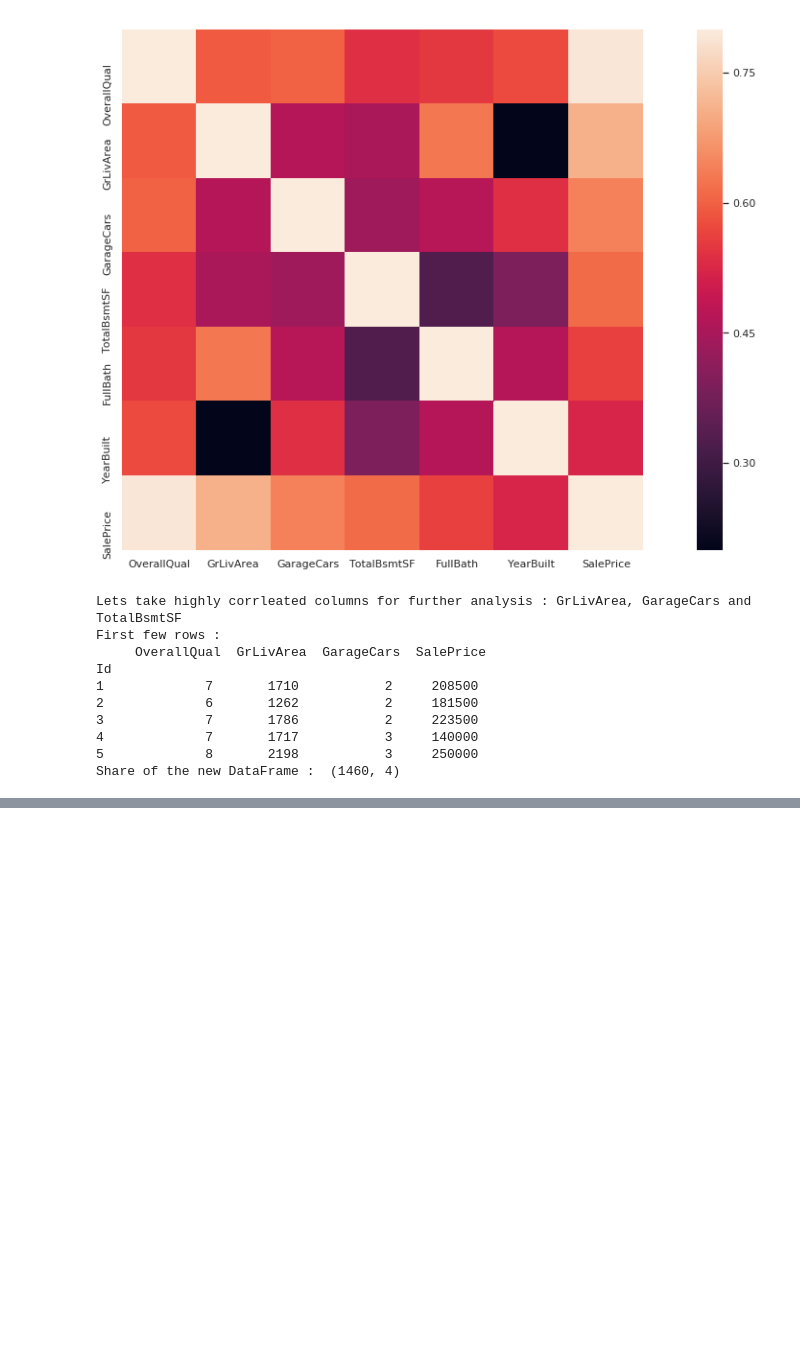
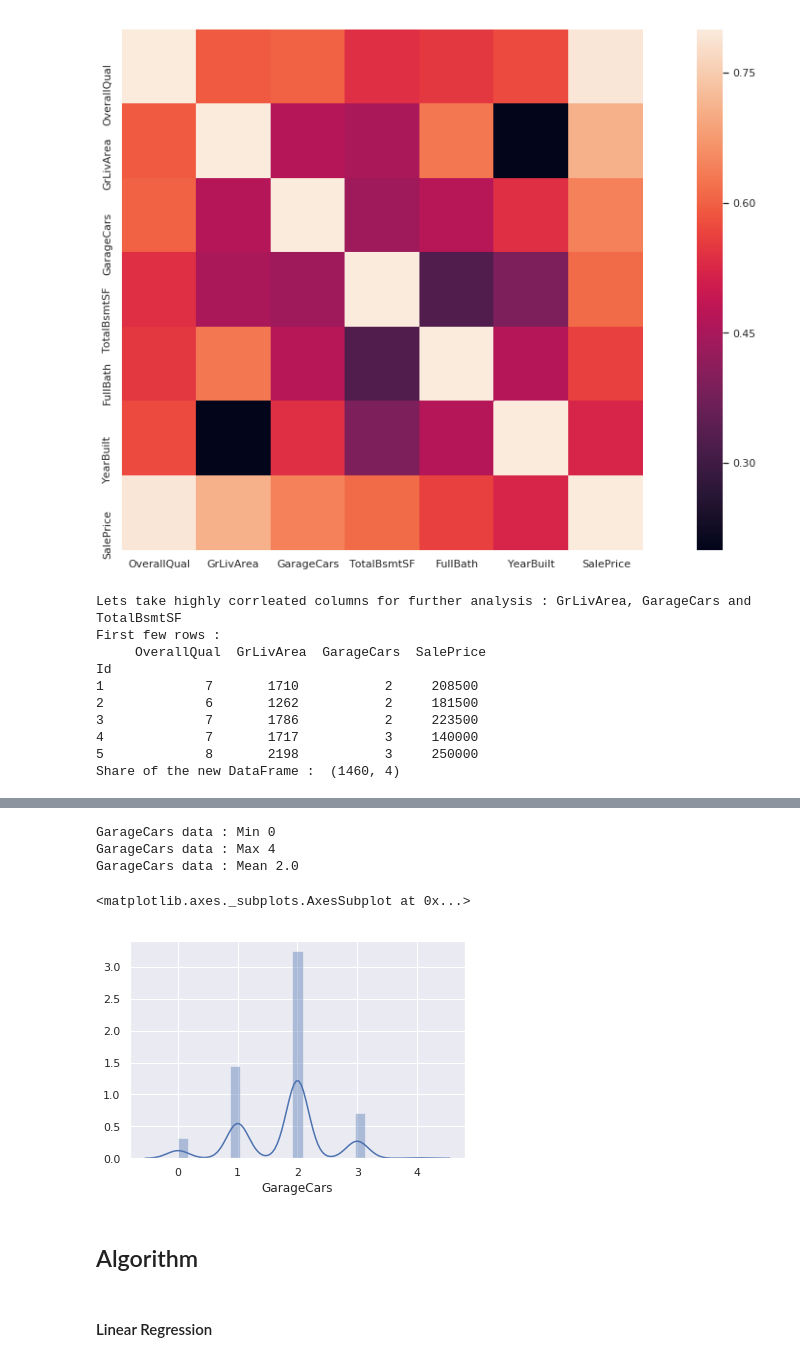
Before and after one commit to SudhakarAnemu/AI-DS-ML-DL-, a Jupyter notebook: ML/jsHousingPractice.ipynb, the cells around one changed output, grey strips where cells are left out. Cells and saved outputs as stored; diff of their text form; code cells hidden in the pictures; blank space fills up the shorter version.

```diff
--- a/ML/jsHousingPractice.ipynb
+++ b/ML/jsHousingPractice.ipynb
@@ -426,0 +622,20 @@ Share of the new DataFrame :  (1460, 4)
+# %%
+# Distribution of Features
+
+arr = dataset["GarageCars"].unique()
+# print("GrLivArea : ", arr)
+print("GarageCars data : Min", arr.min())
+print("GarageCars data : Max", arr.max())
+print("GarageCars data : Mean", arr.mean())
+sns.set();
+sns.distplot(dataset.GarageCars, color="b", hist=True, kde=True)
+# %% [output]
+GarageCars data : Min 0
+GarageCars data : Max 4
+GarageCars data : Mean 2.0
+<matplotlib.axes._subplots.AxesSubplot at 0x...>
+[figure, added]
+# %% [markdown]
+## Algorithm
+# %% [markdown]
+#### Linear Regression
```
Also changed, not shown: parts of 13 cells of this notebook.
